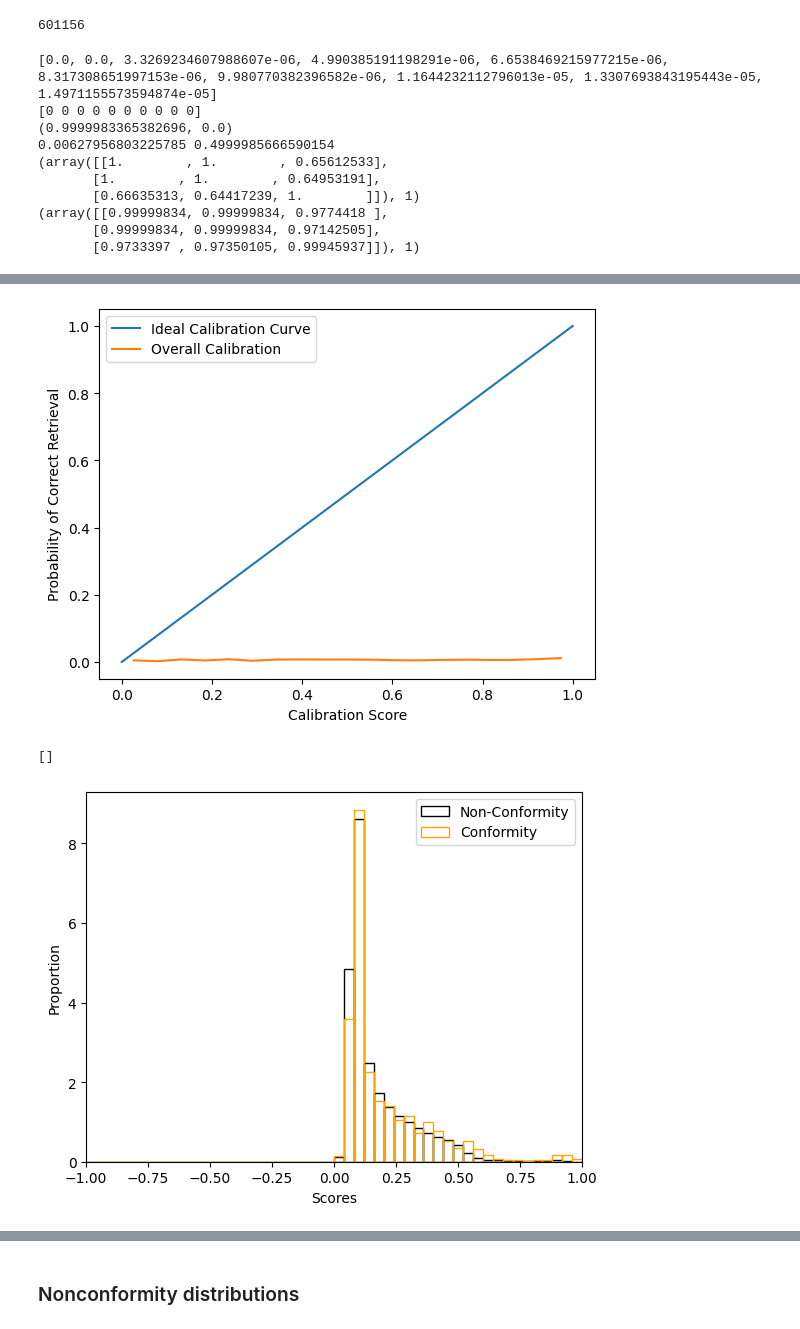
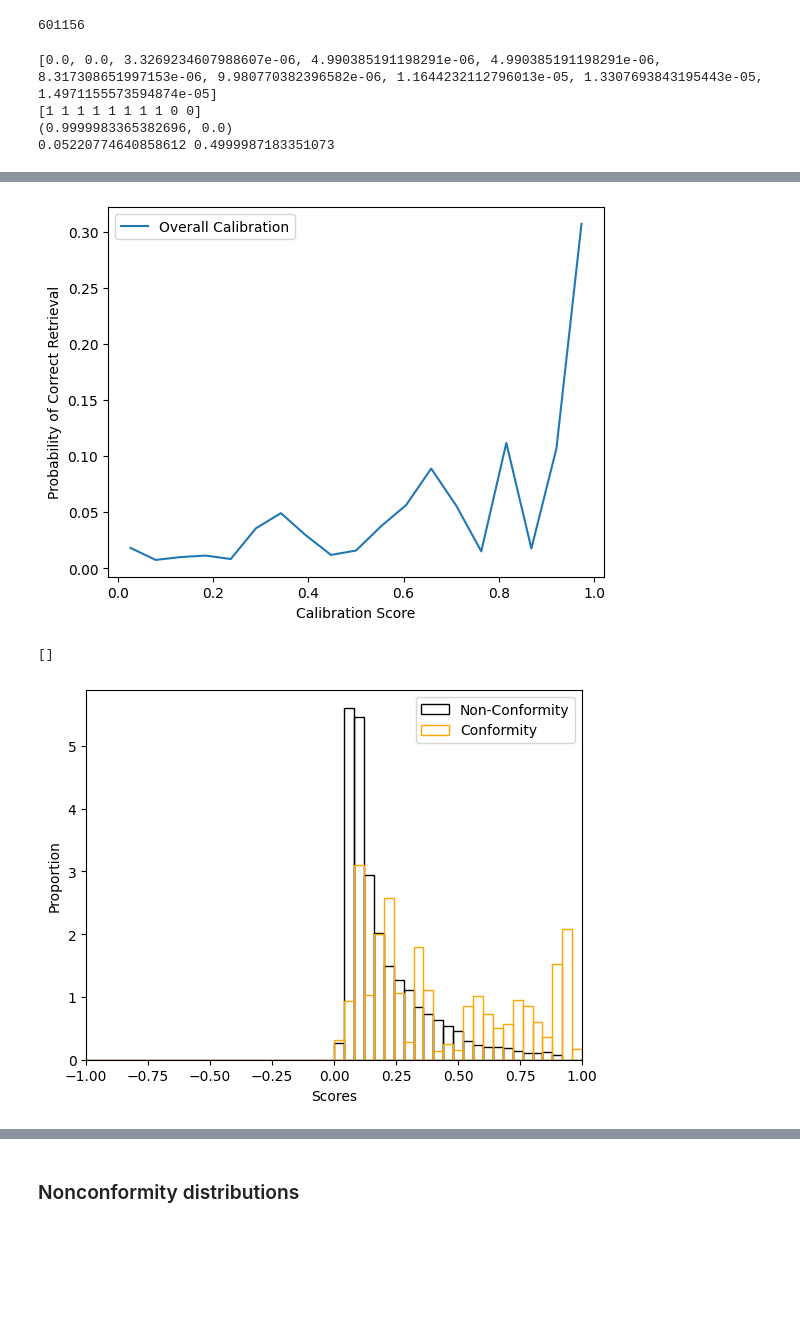
Before and after one commit to UTAustin-SwarmLab/Multi-modal-Data-Alignment, a Jupyter notebook: mmda/plot_nonconformity.ipynb, the cells around one changed output, grey strips where cells are left out. Cells and saved outputs as stored; diff of their text form; code cells hidden in the pictures; blank space fills up the shorter version.

```diff
--- a/mmda/plot_nonconformity.ipynb
+++ b/mmda/plot_nonconformity.ipynb
@@ -1,4 +1,5 @@
 # %%
+# ruff: noqa
 import numpy as np
 import matplotlib.pyplot as plt
 from pathlib import Path
@@ -13,7 +14,8 @@ def load_sim_mat_cali(config_path:str="../config", config_name:str="main")->dict
         return joblib.load(
                 Path(
                     cfg_dataset.paths.save_path,
-                    f"sim_mat_cali_{cfg_dataset.retrieval_dim}_{cfg_dataset.mask_ratio}.pkl",
+                    f"sim_mat_cali_{cfg_dataset.retrieval_dim}_{cfg_dataset.mask_ratio}_thres_5_shuffle_200.pkl",
+                    # f"sim_mat_cali_{cfg_dataset.retrieval_dim}_{cfg_dataset.mask_ratio}_thres_20_shuffle_0.pkl",
                 )
                 )
 
@@ -68,19 +70,11 @@ print(cali_scores[0:10])
 print(gt[0:10])
 print((max(cali_scores), min(cali_scores)))
 print(sum(gt)/len(gt), sum(cali_scores)/len(cali_scores))
-print(data[(1778, 1778)])
-print(con_mat[(1778, 1778)])
 # %% [output]
-[0.0, 0.0, 3.3269234607988607e-06, 4.990385191198291e-06, 6.6538469215977215e-06, 8.317308651997153e-06, 9.980770382396582e-06, 1.1644232112796013e-05, 1.3307693843195443e-05, 1.4971155573594874e-05]
-[0 0 0 0 0 0 0 0 0 0]
+[0.0, 0.0, 3.3269234607988607e-06, 4.990385191198291e-06, 4.990385191198291e-06, 8.317308651997153e-06, 9.980770382396582e-06, 1.1644232112796013e-05, 1.3307693843195443e-05, 1.4971155573594874e-05]
+[1 1 1 1 1 1 1 1 0 0]
 (0.9999983365382696, 0.0)
-0.00627956803225785 0.4999985666590154
-(array([[1.        , 1.        , 0.65612533],
-       [1.        , 1.        , 0.64953191],
-       [0.66635313, 0.64417239, 1.        ]]), 1)
-(array([[0.99999834, 0.99999834, 0.9774418 ],
-       [0.99999834, 0.99999834, 0.97142505],
-       [0.9733397 , 0.97350105, 0.99945937]]), 1)
+0.05220774640858612 0.4999987183351073
 # %%
 nc_scores = np.array(scores)[gt == 0]
 c_scores = np.array(scores)[gt == 1]
@@ -95,7 +89,6 @@ for k in range(1, len(bins)):
     bin_scores.append(np.mean(np.array(cali_scores)[bin_mask]))
     bin_gt.append(np.mean(np.array(gt)[bin_mask]))
 plt.figure()
-plt.plot([0,1], [0,1], label="Ideal Calibration Curve")
 plt.plot(bin_scores, bin_gt, label="Overall Calibration")
 plt.xlabel("Calibration Score")
 plt.ylabel("Probability of Correct Retrieval")
@@ -115,6 +108,6 @@ plt.plot()
-[figure, old version]
+[figure, new version]
 []
-[figure, old version]
+[figure, new version]
 # %%
 # plot the calibration curve
 # x axis: calibration score
```
Also changed, not shown: parts of 6 cells of this notebook, 4 other files.
